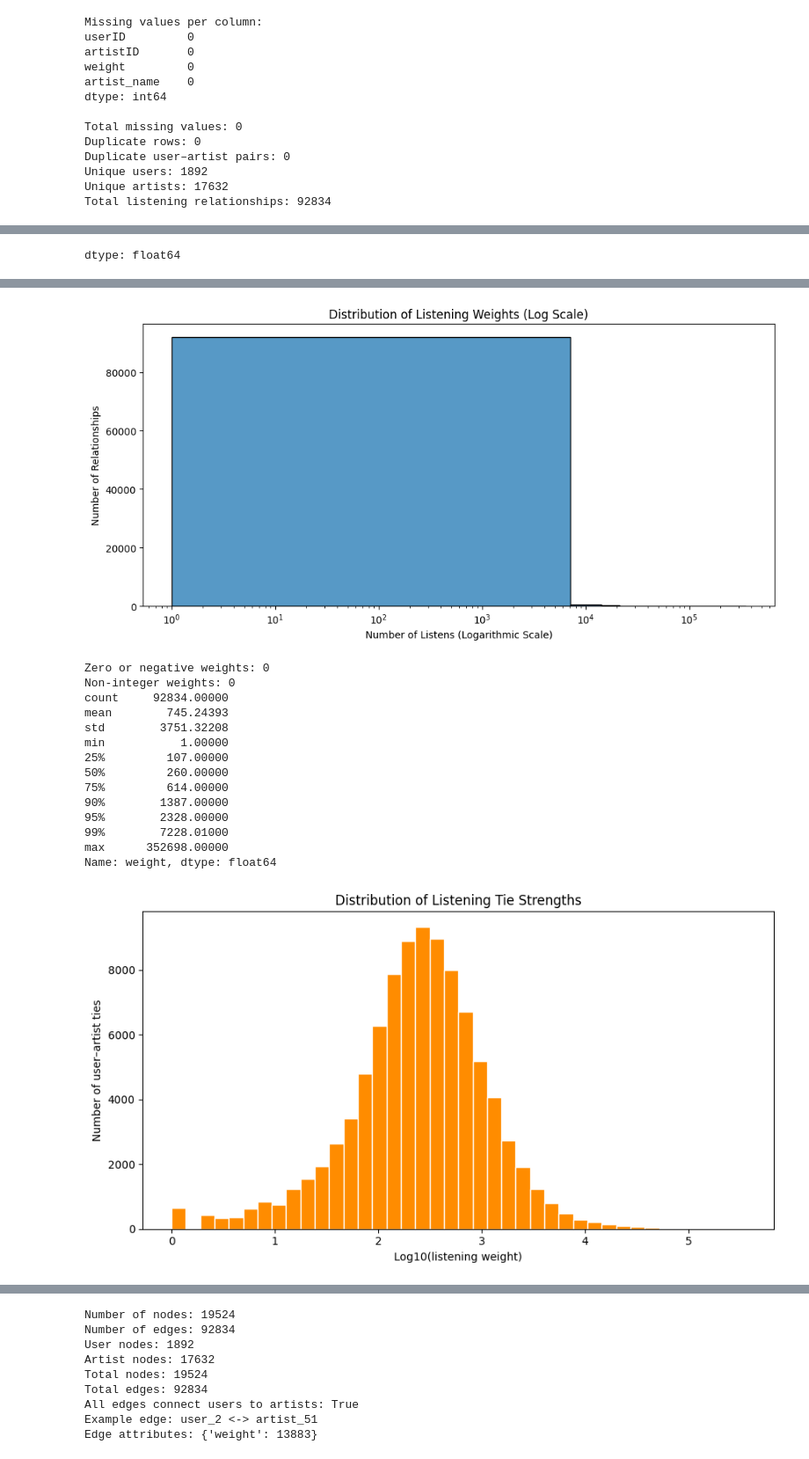
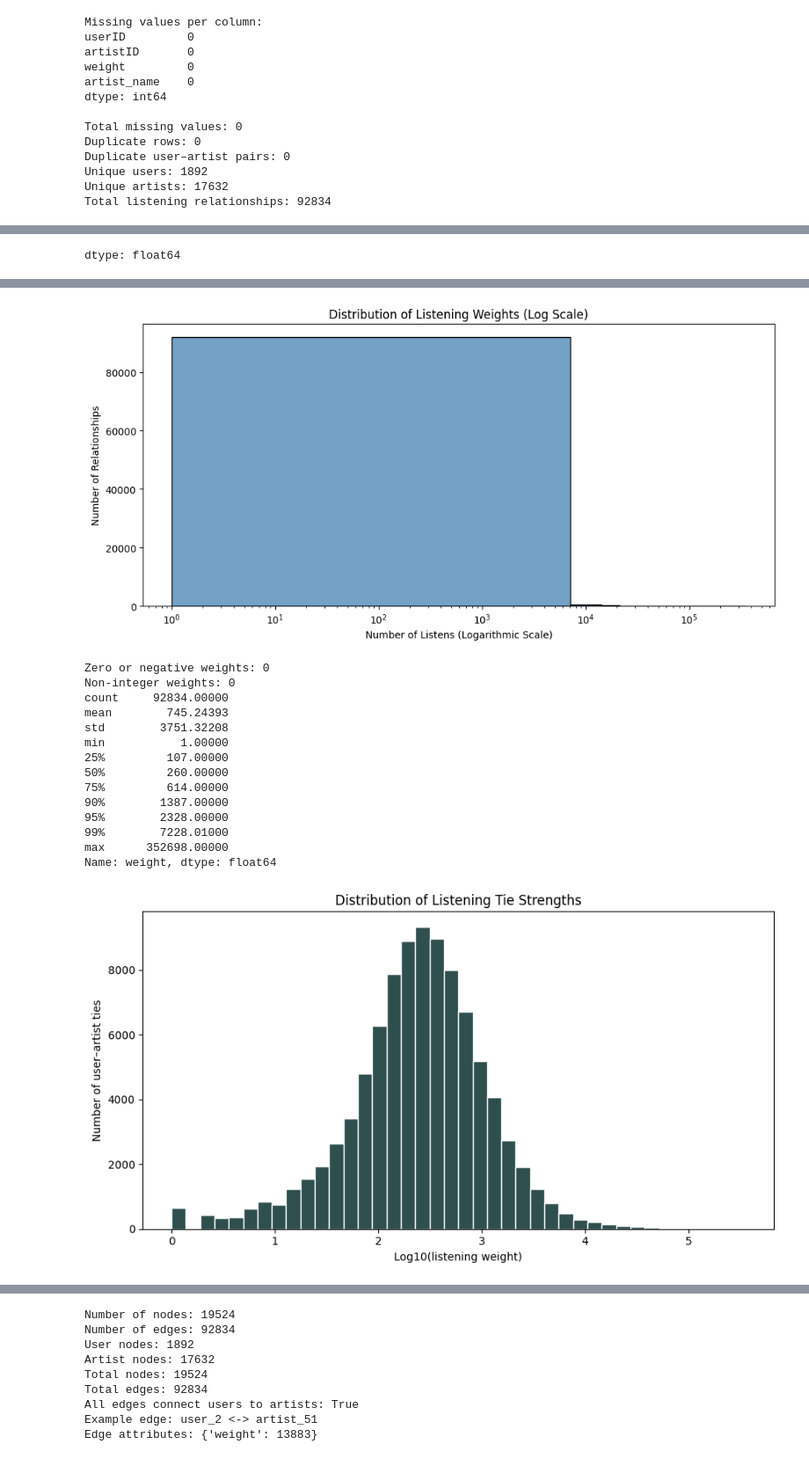
Before and after one commit to nakesha-fray/DATA620_nf, a Jupyter notebook: Data620_Project2_nf.ipynb, the cells around one changed output, grey strips where cells are left out. Shown at 88% size. Cells and saved outputs as stored; diff of their text form; code cells hidden in the pictures.

```diff
--- a/Data620_Project2_nf.ipynb
+++ b/Data620_Project2_nf.ipynb
@@ -254,7 +248,7 @@ display(
 
 # Visualize the distribution of listening weights
 plt.figure(figsize=(10, 5))
-sns.histplot(data=edges_named, x="weight", bins=50)
+sns.histplot(data=edges_named, x="weight", bins=50, color="#536878")
 
 plt.title("Distribution of User–Artist Listening Weights")
 plt.xlabel("Number of Listens")
@@ -267,7 +261,7 @@ plt.show()
 
 plt.figure(figsize=(10, 5))
 
-sns.histplot(data=edges_named, x="weight", bins=50)
+sns.histplot(data=edges_named, x="weight", bins=50, color="#4682B4")
 plt.xscale("log")
 
 plt.title("Distribution of Listening Weights (Log Scale)")
@@ -290,7 +284,7 @@ plt.figure(figsize=(9, 5))
 plt.hist(
     np.log10(edges_named["weight"]),
     bins=40,
-    color="darkorange",
+    color="#2F4F4F",
     edgecolor="white")
 
 plt.xlabel("Log10(listening weight)")
@@ -318,19 +312,19 @@ dtype: float64
 [figure]
 Zero or negative weights: 0
 Non-integer weights: 0
 count     92834.00000
 mean        745.24393
 std        3751.32208
 min           1.00000
 25%         107.00000
 50%         260.00000
 75%         614.00000
 90%        1387.00000
 95%        2328.00000
 99%        7228.01000
 max      352698.00000
 Name: weight, dtype: float64
-[figure, old version]
+[figure, new version]
 # %% [markdown]
 #### Exploring the Most-Listened-to Artists
 
```
Also changed, not shown: parts of 24 cells of this notebook.
